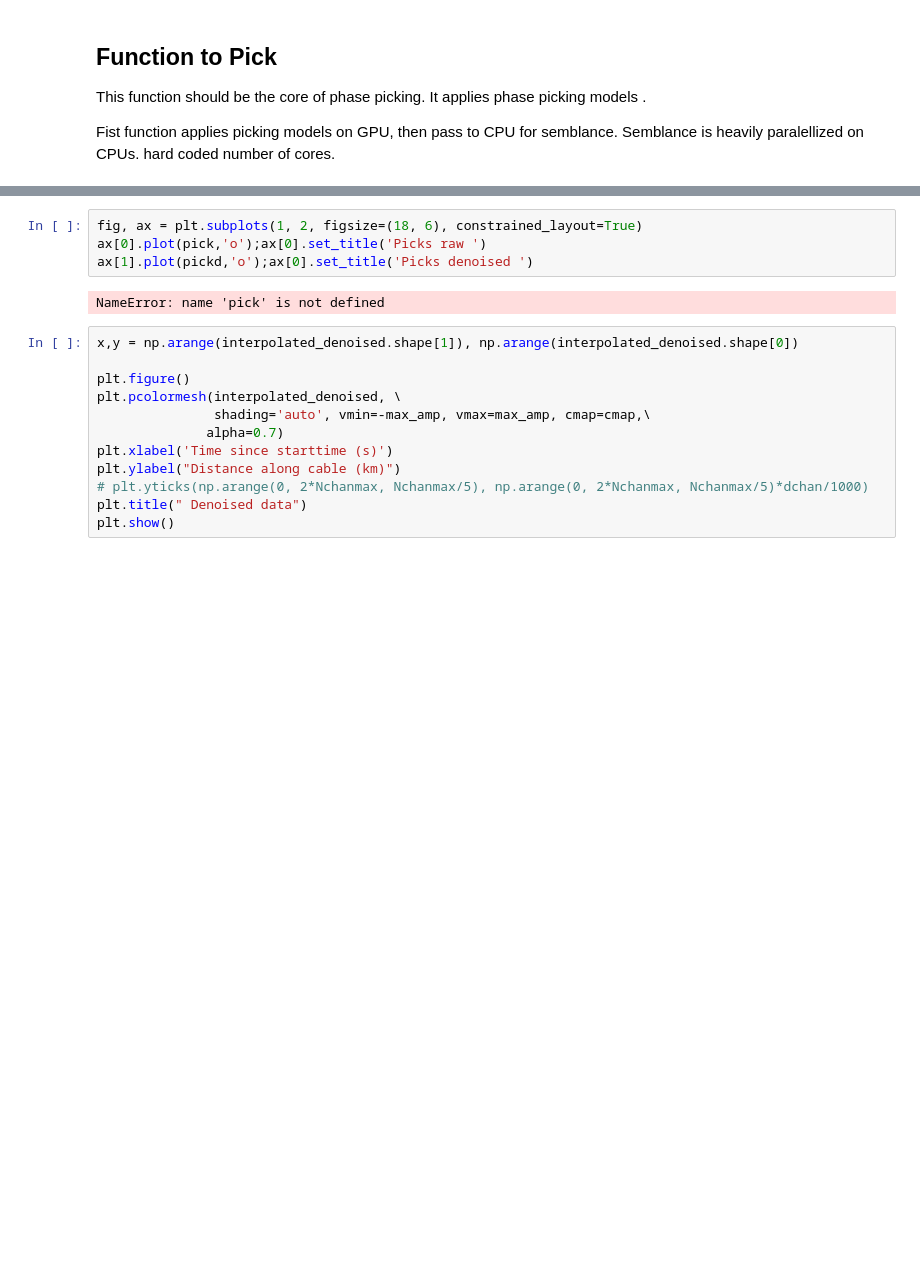
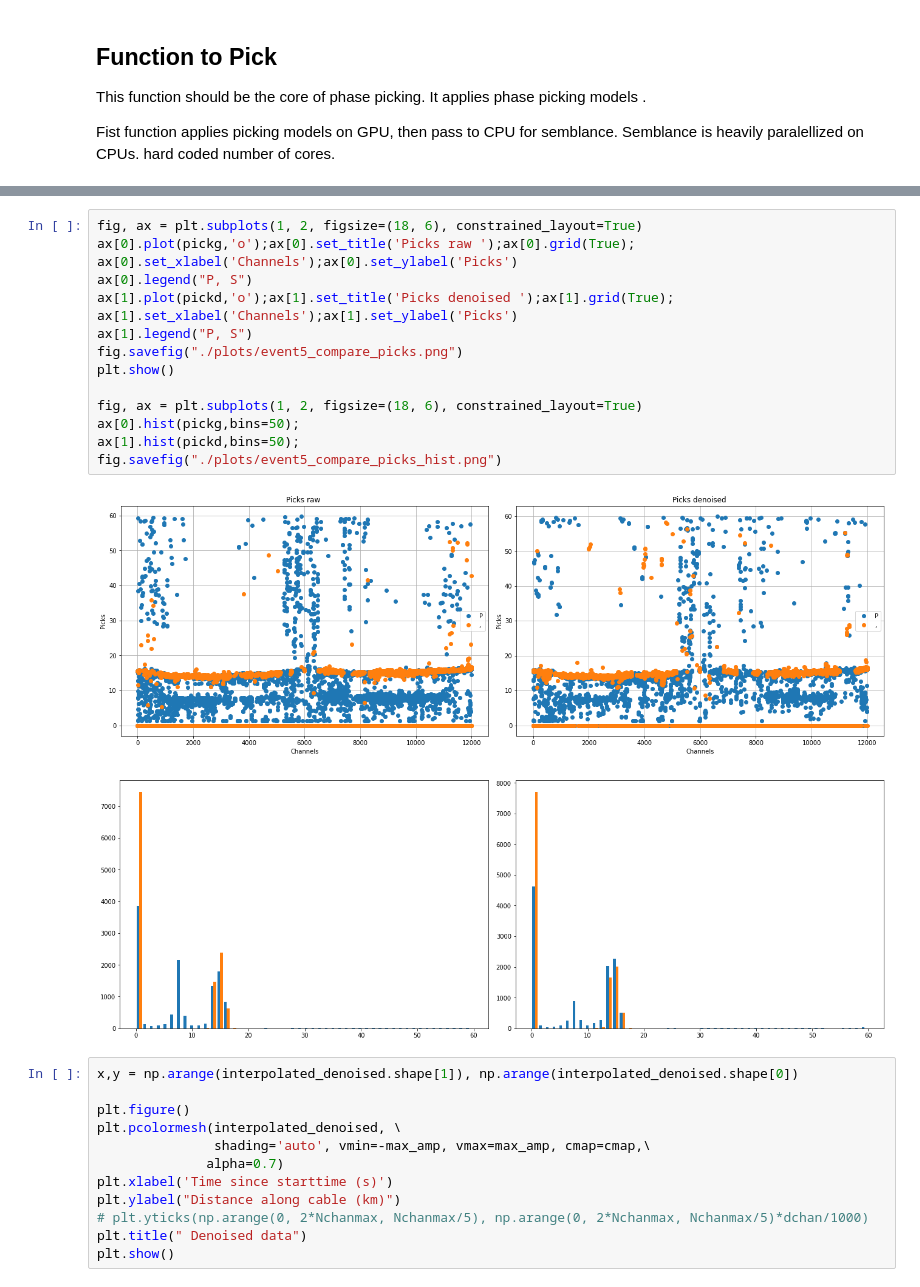
Before and after one commit to Denolle-Lab/Shi_etal_2023_denoiseDAS, a Jupyter notebook: examples/Denoise_gpu_and_pick_cpu.ipynb, the cells around one changed output, grey strips where cells are left out. Cells and saved outputs as stored; diff of their text form; blank space fills up the shorter version.

Commit message:
clean up benchmark cpu+gpu, raw+denoised

```diff
--- a/examples/Denoise_gpu_and_pick_cpu.ipynb
+++ b/examples/Denoise_gpu_and_pick_cpu.ipynb
@@ -697,9 +710,21 @@ pickd=  apply_elep_gpu(interpolated_denoised, list_models, MBF_paras, paras_semb
 # %%
 fig, ax = plt.subplots(1, 2, figsize=(18, 6), constrained_layout=True)
-ax[0].plot(pick,'o');ax[0].set_title('Picks raw ')
-ax[1].plot(pickd,'o');ax[0].set_title('Picks denoised ')
+ax[0].plot(pickg,'o');ax[0].set_title('Picks raw ');ax[0].grid(True);
+ax[0].set_xlabel('Channels');ax[0].set_ylabel('Picks')
+ax[0].legend("P, S")
+ax[1].plot(pickd,'o');ax[1].set_title('Picks denoised ');ax[1].grid(True);
+ax[1].set_xlabel('Channels');ax[1].set_ylabel('Picks')
+ax[1].legend("P, S")
+fig.savefig("./plots/event5_compare_picks.png")
+plt.show()
+
+fig, ax = plt.subplots(1, 2, figsize=(18, 6), constrained_layout=True)
+ax[0].hist(pickg,bins=50);
+ax[1].hist(pickd,bins=50);
+fig.savefig("./plots/event5_compare_picks_hist.png")
 # %% [output]
-NameError: name 'pick' is not defined
+[figure, added]
+[figure, added]
 # %%
 x,y = np.arange(interpolated_denoised.shape[1]), np.arange(interpolated_denoised.shape[0])
 
```
Also changed, not shown: parts of 12 cells of this notebook, 2 other files.
